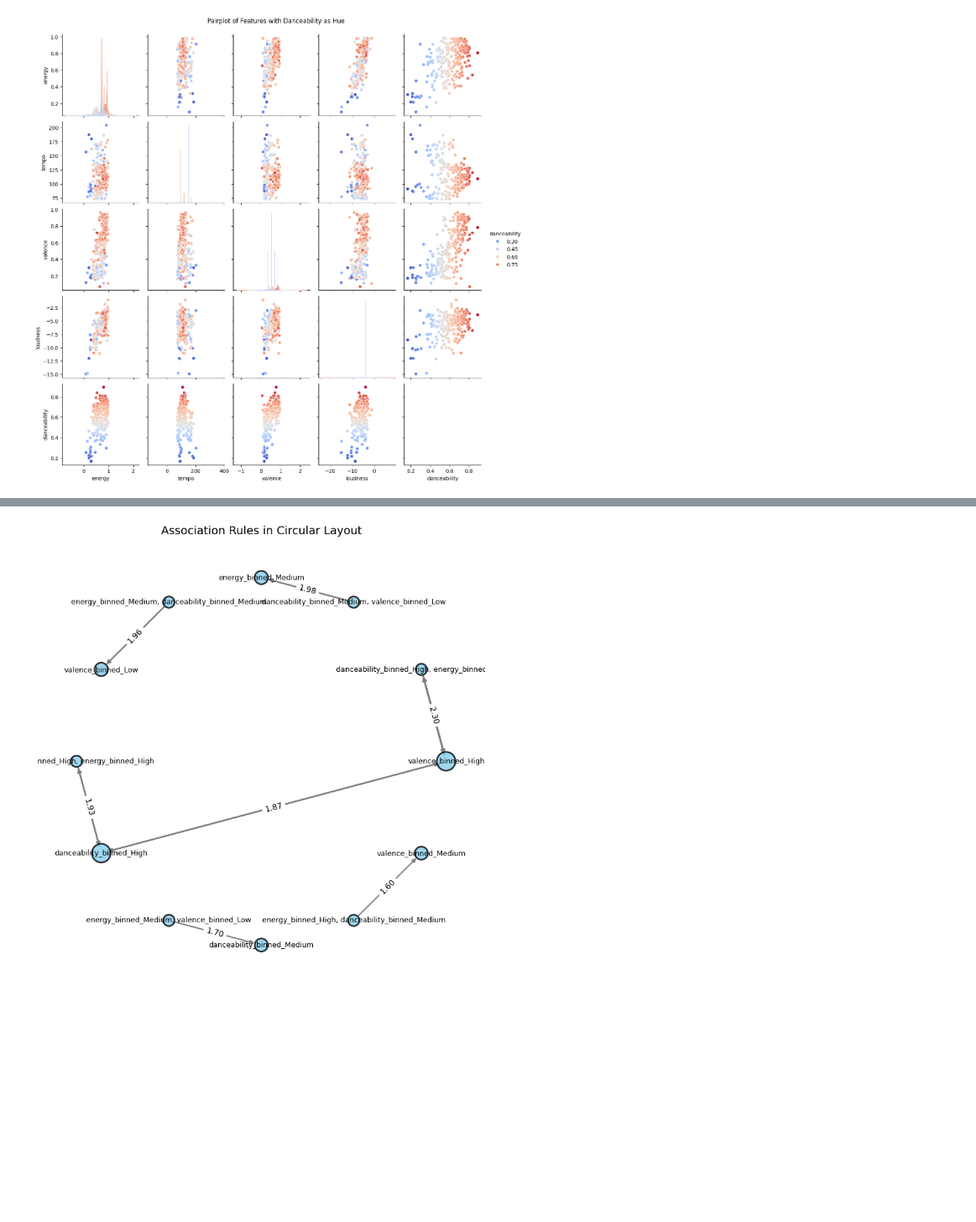
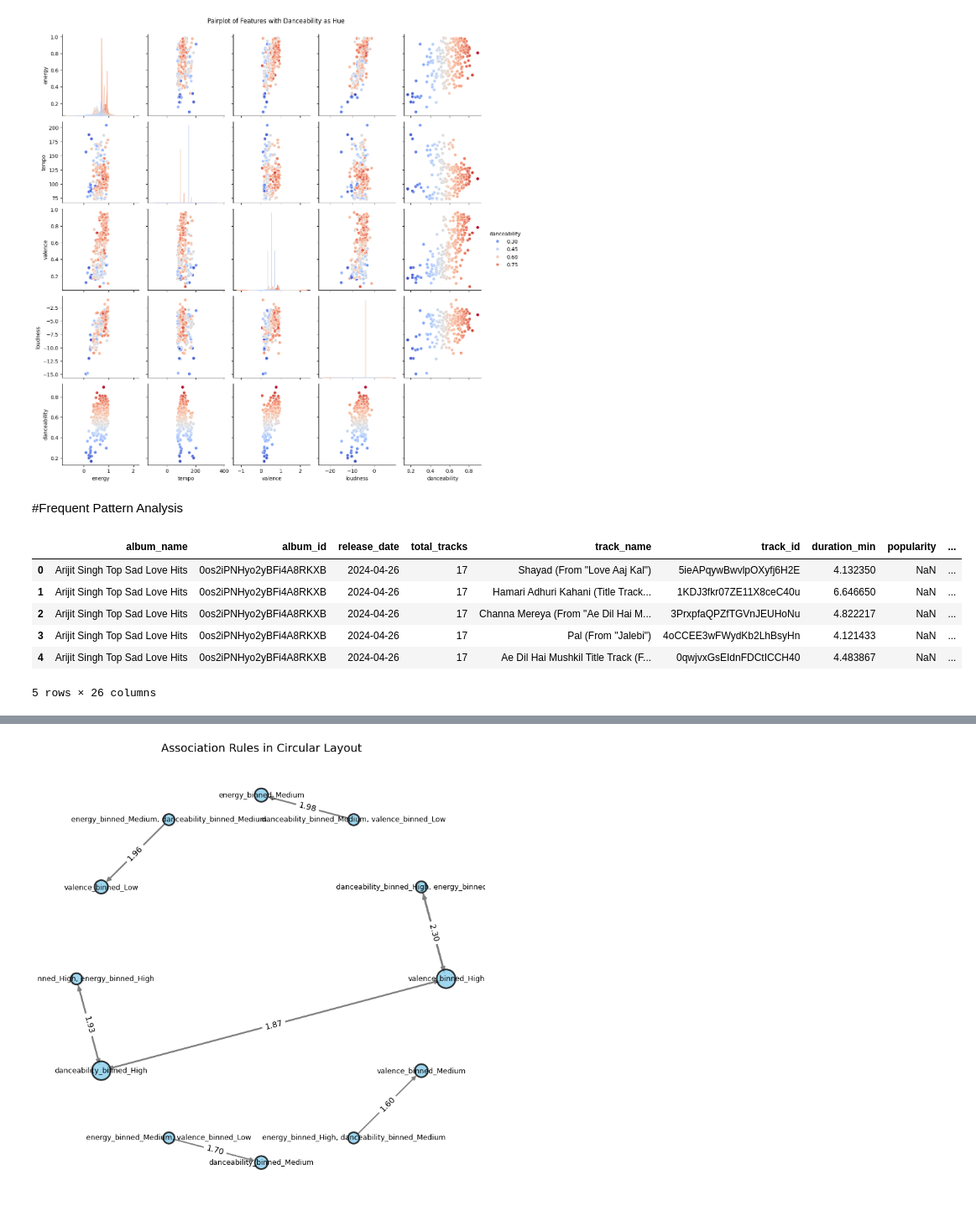
Before and after one commit to richirey75/Data-Mining-CS4990, a Jupyter notebook: DataMiningProject.ipynb, the cells around one changed output, grey strips where cells are left out. Shown at 84% size. Saved outputs shown, nothing was run; the diff lists cells and outputs as text; code cells hidden in the pictures; blank space fills up the shorter version.

```diff
--- a/DataMiningProject.ipynb
+++ b/DataMiningProject.ipynb
@@ -293,3 +284,5 @@ plt.suptitle('Pairplot of Features with Danceability as Hue', y=1.02)
 plt.show()
 # %% [output]
 [figure]
+# %% [markdown]
+#Frequent Pattern Analysis
@@ -296,3 +298,13 @@ plt.show()
+# %%
+combined_dfForFPA.head()
+# %% [output]
+|  | album_name | album_id | release_date | total_tracks | track_name | track_id | duration_min | popularity | ... |
+| 0 | Arijit Singh Top Sad Love Hits | 0os2iPNHyo2yBFi4A8RKXB | 2024-04-26 | 17 | Shayad (From "Love Aaj Kal") | 5ieAPqywBwvlpOXyfj6H2E | 4.132350 | NaN | ... |
+| 1 | Arijit Singh Top Sad Love Hits | 0os2iPNHyo2yBFi4A8RKXB | 2024-04-26 | 17 | Hamari Adhuri Kahani (Title Track... | 1KDJ3fkr07ZE11X8ceC40u | 6.646650 | NaN | ... |
+| 2 | Arijit Singh Top Sad Love Hits | 0os2iPNHyo2yBFi4A8RKXB | 2024-04-26 | 17 | Channa Mereya (From "Ae Dil Hai M... | 3PrxpfaQPZfTGVnJEUHoNu | 4.822217 | NaN | ... |
+| 3 | Arijit Singh Top Sad Love Hits | 0os2iPNHyo2yBFi4A8RKXB | 2024-04-26 | 17 | Pal (From "Jalebi") | 4oCCEE3wFWydKb2LhBsyHn | 4.121433 | NaN | ... |
+| 4 | Arijit Singh Top Sad Love Hits | 0os2iPNHyo2yBFi4A8RKXB | 2024-04-26 | 17 | Ae Dil Hai Mushkil Title Track (F... | 0qwjvxGsEIdnFDCtICCH40 | 4.483867 | NaN | ... |
+5 rows × 26 columns
 # %%
 import pandas as pd
 import numpy as np
```
Also changed, not shown: parts of 11 cells of this notebook.
